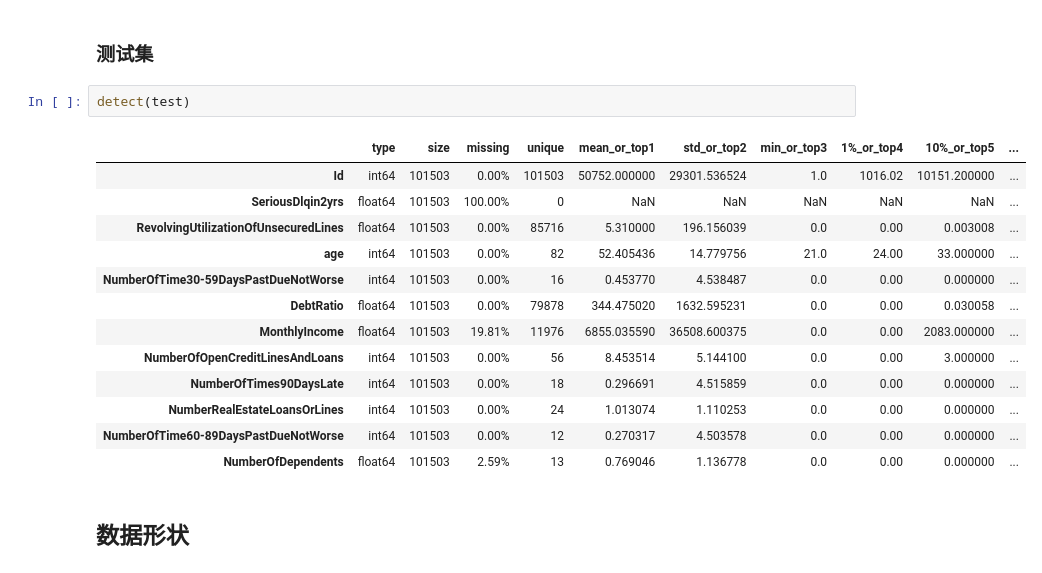
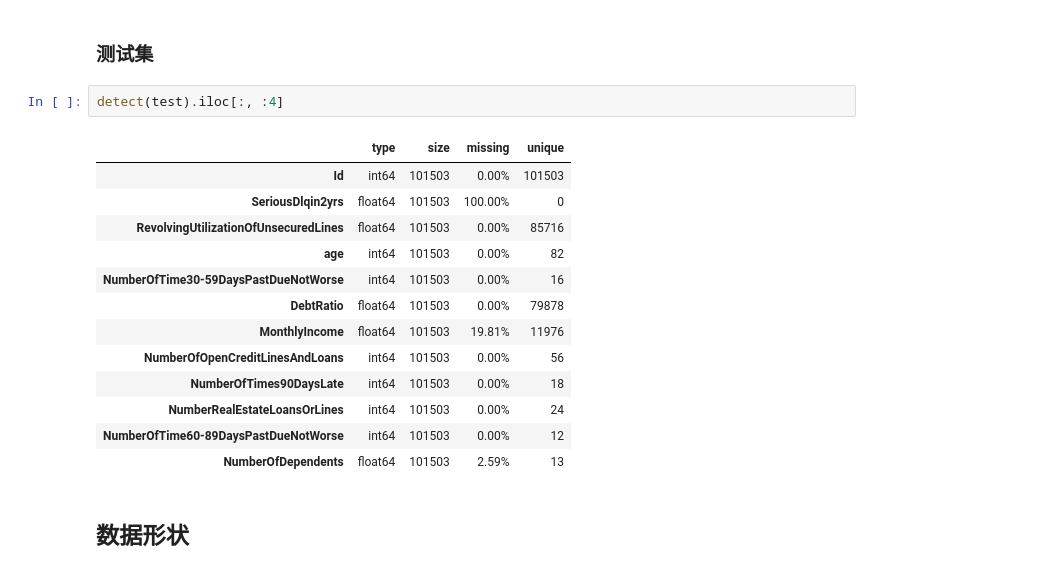
Before and after one commit to liangkaimeng/user_credit_score, a Jupyter notebook: ipython/baseline.ipynb, the cells around one changed output. Saved outputs shown, nothing was run; the diff lists cells and outputs as text.

```diff
--- a/ipython/baseline.ipynb
+++ b/ipython/baseline.ipynb
@@ -67,21 +67,21 @@ detect(train)
 # %% [markdown]
 ### 测试集
 # %%
-detect(test)
+detect(test).iloc[:, :4]
 # %% [output]
-|  | type | size | missing | unique | mean_or_top1 | std_or_top2 | min_or_top3 | 1%_or_top4 | 10%_or_top5 | ... |
-| Id | int64 | 101503 | 0.00% | 101503 | 50752.000000 | 29301.536524 | 1.0 | 1016.02 | 10151.200000 | ... |
-| SeriousDlqin2yrs | float64 | 101503 | 100.00% | 0 | NaN | NaN | NaN | NaN | NaN | ... |
-| RevolvingUtilizationOfUnsecuredLines | float64 | 101503 | 0.00% | 85716 | 5.310000 | 196.156039 | 0.0 | 0.00 | 0.003008 | ... |
-| age | int64 | 101503 | 0.00% | 82 | 52.405436 | 14.779756 | 21.0 | 24.00 | 33.000000 | ... |
-| NumberOfTime30-59DaysPastDueNotWorse | int64 | 101503 | 0.00% | 16 | 0.453770 | 4.538487 | 0.0 | 0.00 | 0.000000 | ... |
-| DebtRatio | float64 | 101503 | 0.00% | 79878 | 344.475020 | 1632.595231 | 0.0 | 0.00 | 0.030058 | ... |
-| MonthlyIncome | float64 | 101503 | 19.81% | 11976 | 6855.035590 | 36508.600375 | 0.0 | 0.00 | 2083.000000 | ... |
-| NumberOfOpenCreditLinesAndLoans | int64 | 101503 | 0.00% | 56 | 8.453514 | 5.144100 | 0.0 | 0.00 | 3.000000 | ... |
-| NumberOfTimes90DaysLate | int64 | 101503 | 0.00% | 18 | 0.296691 | 4.515859 | 0.0 | 0.00 | 0.000000 | ... |
-| NumberRealEstateLoansOrLines | int64 | 101503 | 0.00% | 24 | 1.013074 | 1.110253 | 0.0 | 0.00 | 0.000000 | ... |
-| NumberOfTime60-89DaysPastDueNotWorse | int64 | 101503 | 0.00% | 12 | 0.270317 | 4.503578 | 0.0 | 0.00 | 0.000000 | ... |
-| NumberOfDependents | float64 | 101503 | 2.59% | 13 | 0.769046 | 1.136778 | 0.0 | 0.00 | 0.000000 | ... |
+|  | type | size | missing | unique |
+| Id | int64 | 101503 | 0.00% | 101503 |
+| SeriousDlqin2yrs | float64 | 101503 | 100.00% | 0 |
+| RevolvingUtilizationOfUnsecuredLines | float64 | 101503 | 0.00% | 85716 |
+| age | int64 | 101503 | 0.00% | 82 |
+| NumberOfTime30-59DaysPastDueNotWorse | int64 | 101503 | 0.00% | 16 |
+| DebtRatio | float64 | 101503 | 0.00% | 79878 |
+| MonthlyIncome | float64 | 101503 | 19.81% | 11976 |
+| NumberOfOpenCreditLinesAndLoans | int64 | 101503 | 0.00% | 56 |
+| NumberOfTimes90DaysLate | int64 | 101503 | 0.00% | 18 |
+| NumberRealEstateLoansOrLines | int64 | 101503 | 0.00% | 24 |
+| NumberOfTime60-89DaysPastDueNotWorse | int64 | 101503 | 0.00% | 12 |
+| NumberOfDependents | float64 | 101503 | 2.59% | 13 |
 # %% [markdown]
 ## 数据形状
 # %% [markdown]
```
Also changed, not shown: parts of 3 cells of this notebook, 1 other file.
